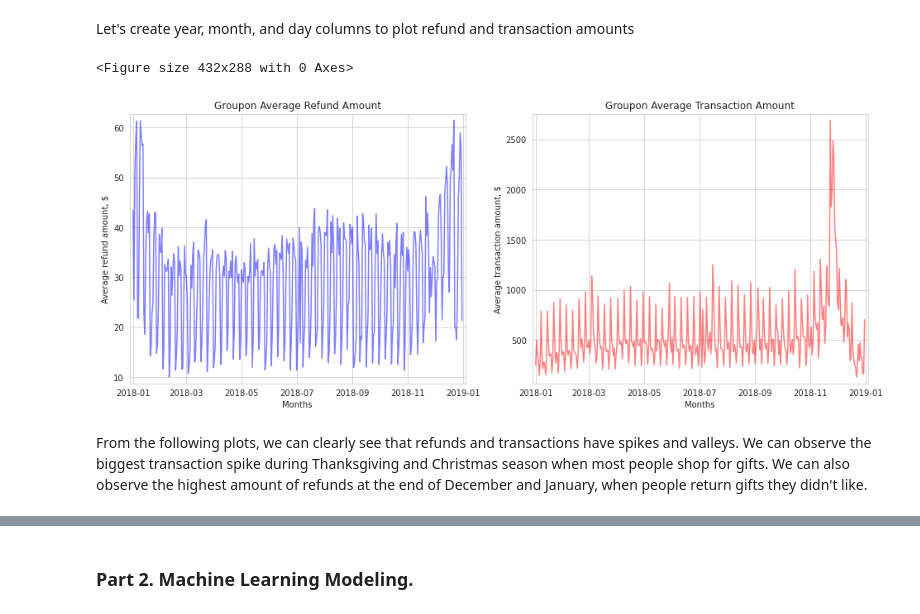
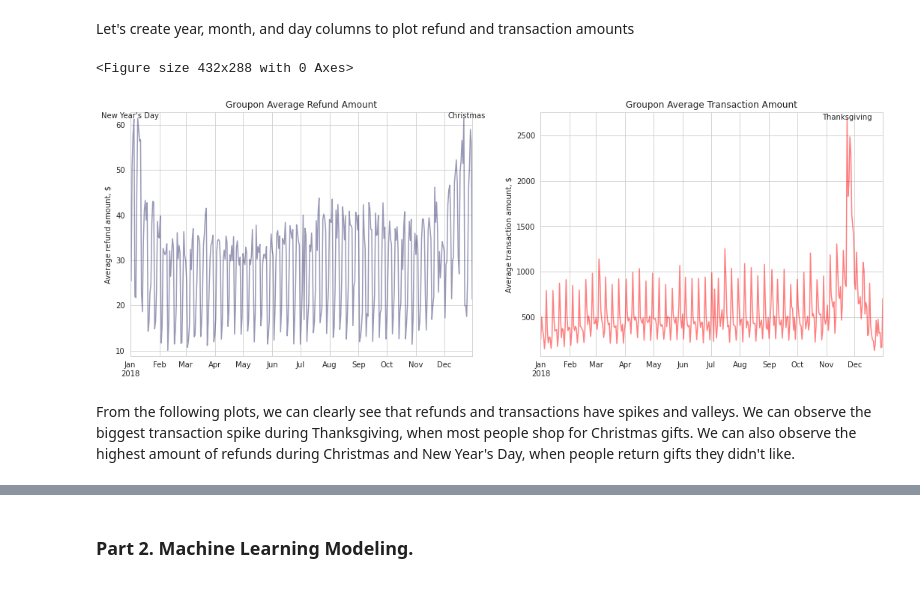
Before and after one commit to evgenia82/loyola-capstone-groupon, a Jupyter notebook: BSDA Capstone-Copy.ipynb, the cells around one changed output, grey strips where cells are left out. Drawn from its saved outputs; the diff is of its cells as text; code cells hidden in the pictures.

Commit message:
Completed plot of refunds and transactions

```diff
--- a/BSDA Capstone-Copy.ipynb
+++ b/BSDA Capstone-Copy.ipynb
@@ -267,31 +267,26 @@ avg_data.index = [datetime(2018,month,day) for (month, day) in avg_data.index]
 # %%
-%matplotlib inline
-sns.set_style('whitegrid')
 plt.figure()
-plt.figure(figsize=(16,6))
+plt.figure(figsize=(18,6))
+
 # subplot 1
 plt.subplot(1,2,1)
-plt.plot(avg_data['refunds'], 'b-', alpha=0.5)
-# add legend, title, and labels
-# plt.text('2018-1-1',30,'New Year Day')
-# plt.xticks( np.linspace(15,15 + 30*11 , num = 12), (r'Jan', r'Feb', r'Mar', r'Apr', r'May', r'Jun', r'Jul', r'Aug', r'Sep', r'Oct', r'Nov', r'Dec') )
-plt.xlabel('Months')
+avg_data['refunds'].plot(colormap='seismic',alpha=0.4)
+plt.text('2018-12-25',61.5,'Christmas',ha='center')
+plt.text('2018-01-01',61.5,"New Year's Day",ha='center')
 plt.ylabel('Average refund amount, $')
 plt.title(r'Groupon Average Refund Amount')
 plt.margins(0.010, 0.025)
+
 # subplot 2
 plt.subplot(1,2,2)
-plt.plot(avg_data['capture_bookings'], 'r-', alpha=0.5)
-
-# add legend, title, and labels
-# plt.xticks( np.linspace(15,15 + 30*11 , num = 12), (r'Jan', r'Feb', r'Mar', r'Apr', r'May', r'Jun', r'Jul', r'Aug', r'Sep', r'Oct', r'Nov', r'Dec') )
-plt.xlabel('Months')
+avg_data['capture_bookings'].plot(colormap='autumn', alpha=0.5)
+plt.text('2018-11-23',2675,'Thanksgiving',ha='center')
 plt.ylabel('Average transaction amount, $')
 plt.title(r'Groupon Average Transaction Amount')
 plt.margins(0.010, 0.025)
 plt.show()
 # %% [output]
 <Figure size 432x288 with 0 Axes>
-[figure, old version]
+[figure, new version]
 # %% [markdown]
-From the following plots, we can clearly see that refunds and transactions have spikes and valleys. We can observe the biggest transaction spike during Thanksgiving and Christmas season when most people shop for gifts. We can also observe the highest amount of refunds at the end of December and January, when people return gifts they didn't like.
+From the following plots, we can clearly see that refunds and transactions have spikes and valleys. We can observe the biggest transaction spike during Thanksgiving, when most people shop for Christmas gifts. We can also observe the highest amount of refunds during Christmas and New Year's Day, when people return gifts they didn't like.
```
Also changed, not shown: parts of 4 cells of this notebook.
